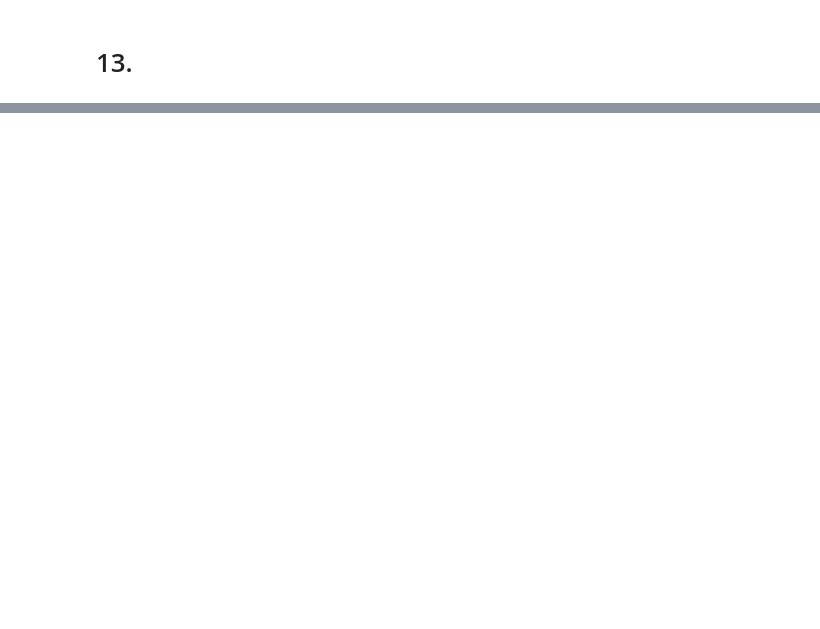
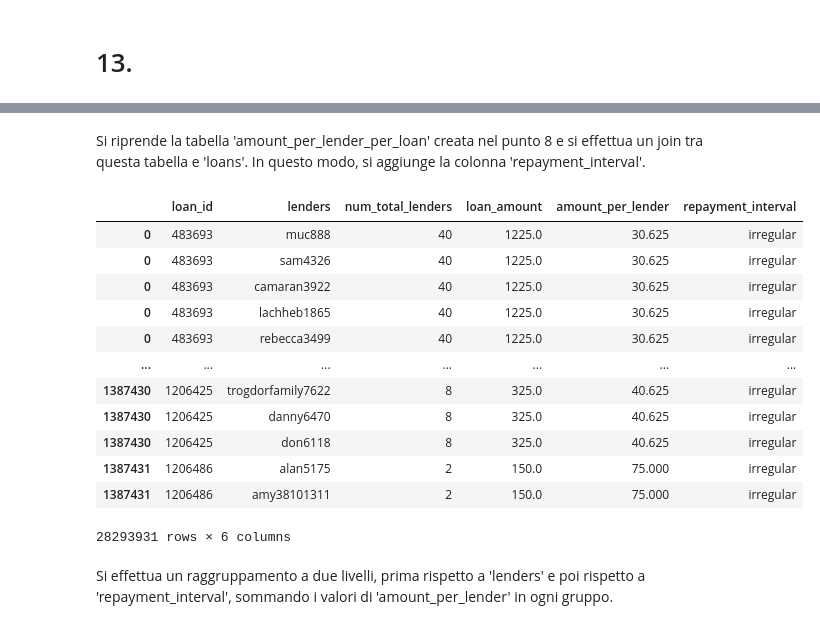
Before and after one commit to AleC28696/ProgettoFCS, a Jupyter notebook: Untitled.ipynb, the cells around one changed output, grey strips where cells are left out. Saved outputs shown, nothing was run; the diff lists cells and outputs as text; code cells hidden in the pictures; blank space fills up the shorter version.

```diff
--- a/Untitled.ipynb
+++ b/Untitled.ipynb
@@ -332,0 +423,4 @@ money_lent_per_lender
+# %%
+df['amount_per_lender'] = df['loan_amount'] / df['num_total_lenders']
+amount_per_lender_per_loan = df
+df
@@ -566,0 +713,21 @@ lenders
+# %% [markdown]
+Si riprende la tabella 'amount_per_lender_per_loan' creata nel punto 8 e si effettua un join tra questa tabella e 'loans'. In questo modo, si aggiunge la colonna 'repayment_interval'.
+# %%
+amount_per_lender_per_loan = amount_per_lender_per_loan.join(loans[['loan_id', 'repayment_interval']].set_index('loan_id'), on = 'loan_id')
+amount_per_lender_per_loan
+# %% [output]
+|  | loan_id | lenders | num_total_lenders | loan_amount | amount_per_lender | repayment_interval |
+| 0 | 483693 | muc888 | 40 | 1225.0 | 30.625 | irregular |
+| 0 | 483693 | sam4326 | 40 | 1225.0 | 30.625 | irregular |
+| 0 | 483693 | camaran3922 | 40 | 1225.0 | 30.625 | irregular |
+| 0 | 483693 | lachheb1865 | 40 | 1225.0 | 30.625 | irregular |
+| 0 | 483693 | rebecca3499 | 40 | 1225.0 | 30.625 | irregular |
+| ... | ... | ... | ... | ... | ... | ... |
+| 1387430 | 1206425 | trogdorfamily7622 | 8 | 325.0 | 40.625 | irregular |
+| 1387430 | 1206425 | danny6470 | 8 | 325.0 | 40.625 | irregular |
+| 1387430 | 1206425 | don6118 | 8 | 325.0 | 40.625 | irregular |
+| 1387431 | 1206486 | alan5175 | 2 | 150.0 | 75.000 | irregular |
+| 1387431 | 1206486 | amy38101311 | 2 | 150.0 | 75.000 | irregular |
+28293931 rows × 6 columns
+# %% [markdown]
+Si effettua un raggruppamento a due livelli, prima rispetto a 'lenders' e poi rispetto a 'repayment_interval', sommando i valori di 'amount_per_lender' in ogni gruppo.
```
Also changed, not shown: parts of 103 cells of this notebook.
